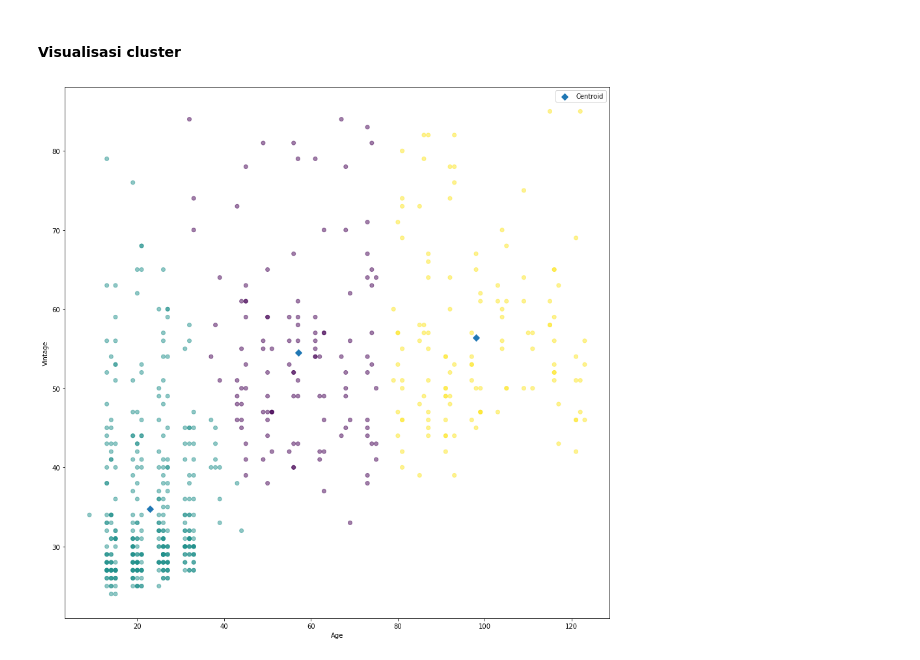
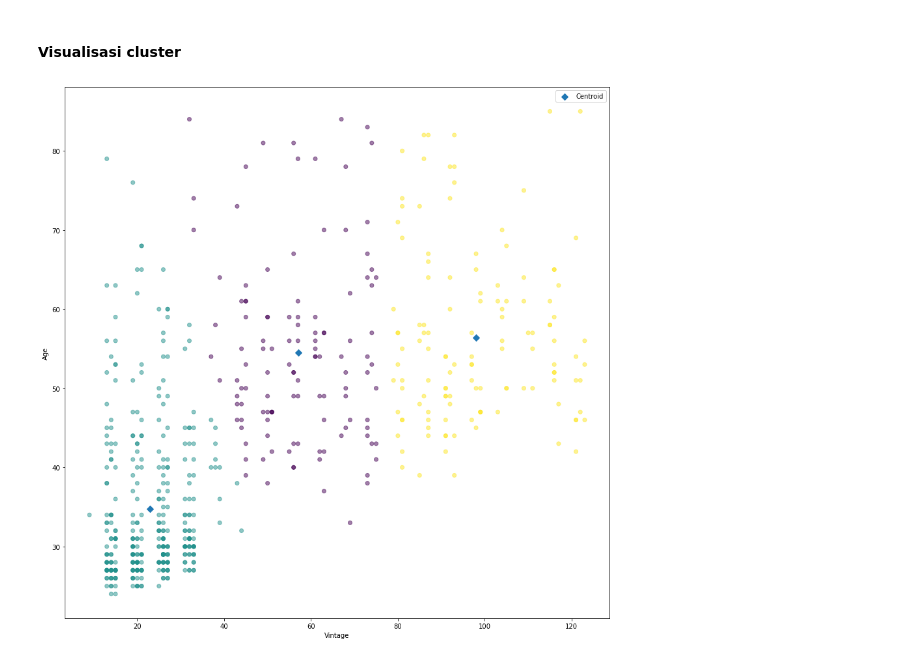
Before and after one commit to rosyanxone/Praktikum_KB, a Jupyter notebook: Posttest_KB_6/posttest06.ipynb, the cells around one changed output. Cells and saved outputs as stored; diff of their text form; code cells hidden in the pictures.

```diff
--- a/Posttest_KB_6/posttest06.ipynb
+++ b/Posttest_KB_6/posttest06.ipynb
@@ -102,10 +113,10 @@ centroids_y = centroids[:,1]
 # %%
 plt.figure(figsize=(15,15))
 plt.scatter(x,y,alpha=0.5,c=labels)
 plt.scatter(centroids_x,centroids_y,marker="D",s=50,label="Centroid")
-plt.xlabel("Age")
-plt.ylabel("Vintage")
+plt.xlabel("Vintage")
+plt.ylabel("Age")
 plt.legend()
 plt.show()
 # %% [output]
-[figure, old version]
+[figure, new version]
```
Also changed, not shown: parts of 1 cell of this notebook.
